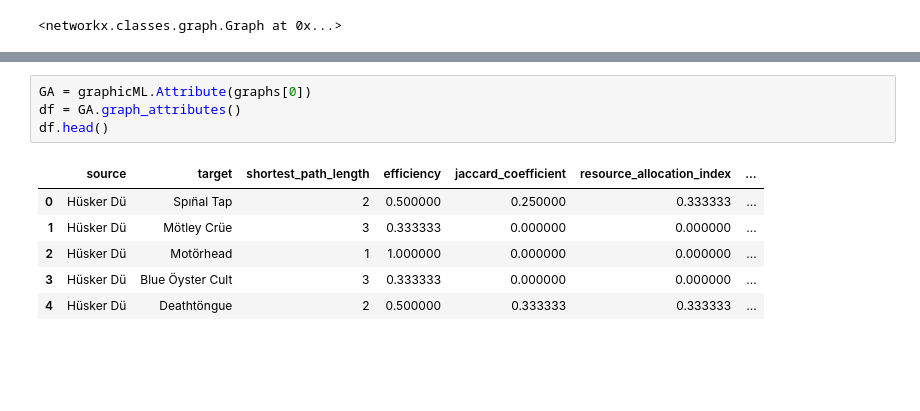
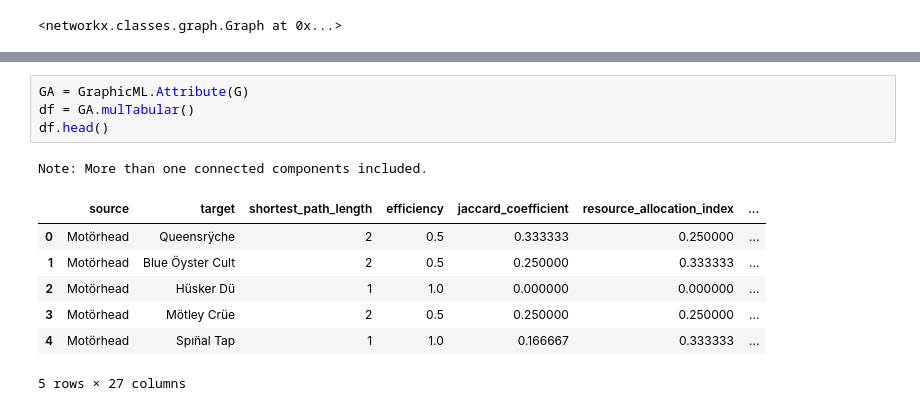
Before and after one commit to Ewen2015/DataScienceNotes, a Jupyter notebook: network/graphicML_test.ipynb, the cells around one changed output, grey strips where cells are left out. Saved outputs shown, nothing was run; the diff lists cells and outputs as text; blank space fills up the shorter version.

```diff
--- a/network/graphicML_test.ipynb
+++ b/network/graphicML_test.ipynb
@@ -180,12 +203,14 @@ plt.show()
 <matplotlib.figure.Figure at 0x...>
 # %%
-GA = graphicML.Attribute(graphs[0])
-df = GA.graph_attributes()
+GA = GraphicML.Attribute(G)
+df = GA.mulTabular()
 df.head()
 # %% [output]
+Note: More than one connected components included.
 |  | source | target | shortest_path_length | efficiency | jaccard_coefficient | resource_allocation_index | ... |
-| 0 | Hüsker Dü | Spın̈al Tap | 2 | 0.500000 | 0.250000 | 0.333333 | ... |
-| 1 | Hüsker Dü | Mötley Crüe | 3 | 0.333333 | 0.000000 | 0.000000 | ... |
-| 2 | Hüsker Dü | Motörhead | 1 | 1.000000 | 0.000000 | 0.000000 | ... |
-| 3 | Hüsker Dü | Blue Öyster Cult | 3 | 0.333333 | 0.000000 | 0.000000 | ... |
-| 4 | Hüsker Dü | Deathtöngue | 2 | 0.500000 | 0.333333 | 0.333333 | ... |
+| 0 | Motörhead | Queensrÿche | 2 | 0.5 | 0.333333 | 0.250000 | ... |
+| 1 | Motörhead | Blue Öyster Cult | 2 | 0.5 | 0.250000 | 0.333333 | ... |
+| 2 | Motörhead | Hüsker Dü | 1 | 1.0 | 0.000000 | 0.000000 | ... |
+| 3 | Motörhead | Mötley Crüe | 2 | 0.5 | 0.250000 | 0.250000 | ... |
+| 4 | Motörhead | Spın̈al Tap | 1 | 1.0 | 0.166667 | 0.333333 | ... |
+5 rows × 27 columns
```
Also changed, not shown: parts of 12 cells of this notebook, 5 other files.
